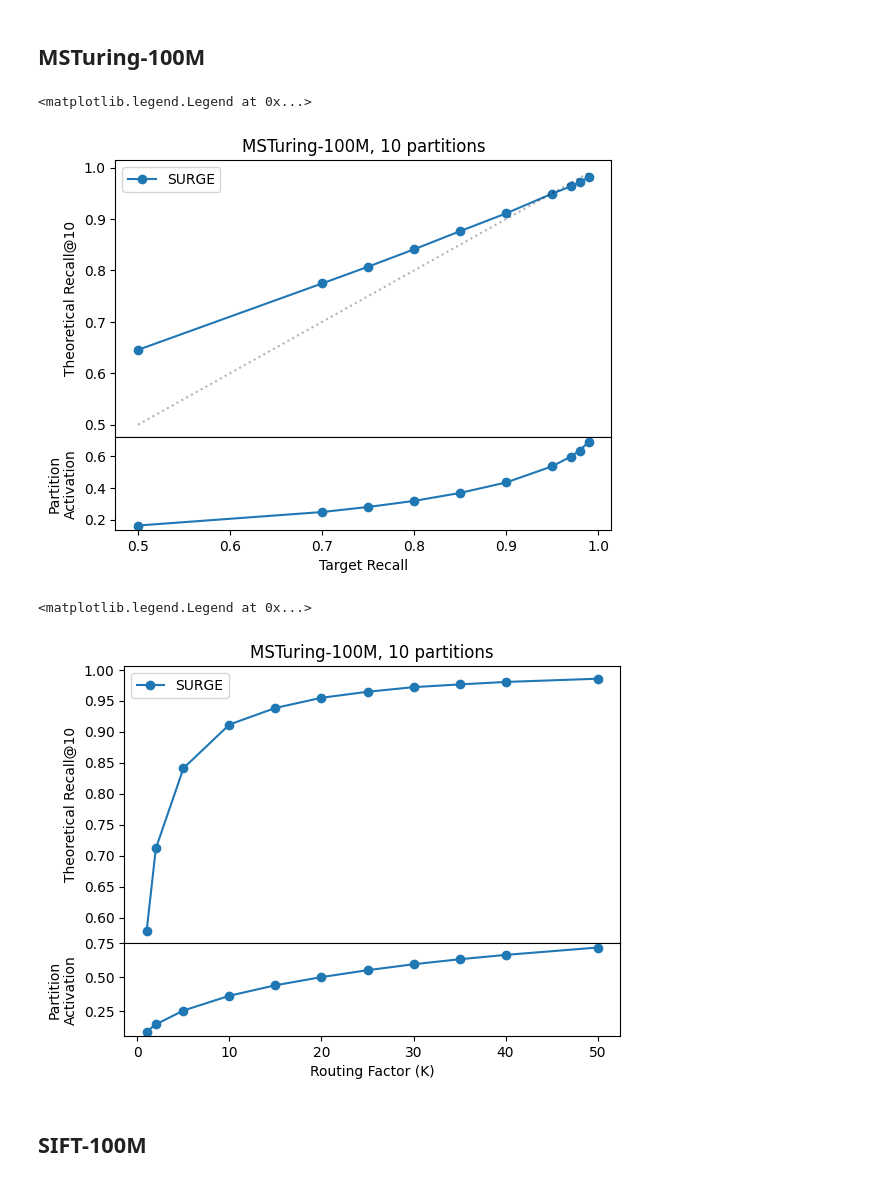
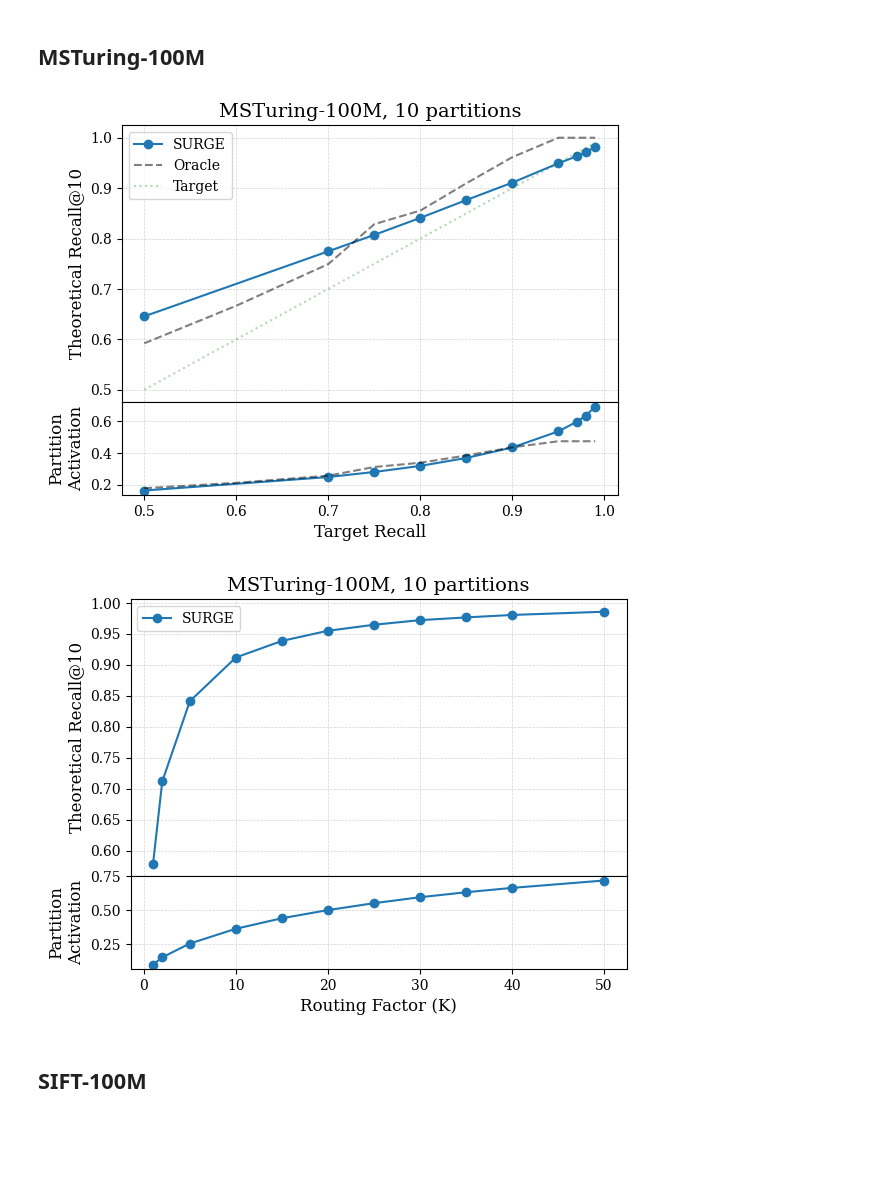
Before and after one commit to dkhimey/surge, a Jupyter notebook: plot_results/figure3/plot_figure3.ipynb, the cells around one changed output. Saved outputs shown, nothing was run; the diff lists cells and outputs as text; code cells hidden in the pictures; blank space fills up the shorter version.

```diff
--- a/plot_results/figure3/plot_figure3.ipynb
+++ b/plot_results/figure3/plot_figure3.ipynb
@@ -2,6 +2,21 @@
 import matplotlib.pyplot as plt
 import numpy as np
 import pandas as pd
+# %%
+plt.rcParams.update({
+        "text.usetex": False,          # disable system LaTeX
+        "mathtext.fontset": "stix",    # nicer math font
+        "font.family": "serif",
+        "font.size": 12,
+        "axes.labelsize": 12,
+        "axes.titlesize": 14,
+        "legend.fontsize": 10,
+        "xtick.labelsize": 10,
+        "ytick.labelsize": 10,
+        "grid.color": "lightgray",
+        "grid.linestyle": "--",
+        "grid.linewidth": 0.5,
+    })
 # %%
 # theoretical recall @ 10 vs branching & recall target
 # on SIFT/MSTuring Static sets
@@ -23,5 +46,11 @@ import pandas as pd
 msturing_surge_path = "/dataset/surge/results/theoretical_partition_quality_msturing-100M_10_20260519_105024/routing_metrics.csv"
 msturing_surge = pd.read_csv(msturing_surge_path)
 
+msturing_surge_oracle_path = "/dataset/surge/results/theoretical_partition_quality_msturing-100M_10_20260519_105024/oracle_target_recall_results.csv"
+msturing_surge_oracle = pd.read_csv(msturing_surge_oracle_path)
+
 bigann_surge_path = "/dataset/surge/results/theoretical_partition_quality_sift-100M_10_20260519_105832/routing_metrics.csv"
 bigann_surge = pd.read_csv(bigann_surge_path)
+
+big_ann_surge_oracle_path = "/dataset/surge/results/theoretical_partition_quality_sift-100M_10_20260519_105832/oracle_target_recall_results.csv"
+bigann_surge_oracle = pd.read_csv(big_ann_surge_oracle_path)
@@ -44,32 +65,45 @@ msturing_surge[msturing_surge["mode"] == "recall_target"]
 # %%
 fig, (ax_top, ax_bottom) = plt.subplots(
 	2,
 	1,
 	sharex=True,
 	gridspec_kw={'height_ratios': [3, 1], 'hspace': 0}
 )
 
 ax_top.plot(msturing_surge[msturing_surge["mode"] == "recall_target"]["param"],
          msturing_surge[msturing_surge["mode"] == "recall_target"]["recall"],
          marker="o", label="SURGE"
 )
+ax_top.plot(msturing_surge_oracle["recall_target"],
+         msturing_surge_oracle["mean_recall"], color="black", ls="--", alpha=.5, label="Oracle")
+
 ax_top.plot(msturing_surge[msturing_surge["mode"] == "recall_target"]["param"],
-         msturing_surge[msturing_surge["mode"] == "recall_target"]["param"], color="black", ls=":", alpha=.3)
+            msturing_surge[msturing_surge["mode"] == "recall_target"]["param"],
+            color="green", alpha=.3, ls=":", label="Target"
+    )
+
+# add grid
+ax_top.grid(True, which="both", linestyle="--", linewidth=0.5)
+ax_bottom.grid(True, which="both", linestyle="--", linewidth=0.5)
 
 ax_bottom.plot(msturing_surge[msturing_surge["mode"] == "recall_target"]["param"],
          msturing_surge[msturing_surge["mode"] == "recall_target"]["activation"],
          marker="o"
 )
+ax_bottom.plot(msturing_surge_oracle["recall_target"],
+         msturing_surge_oracle["mean_partitions"]/10, color="black", ls="--", alpha=.5)
 
 ax_bottom.set_xlabel("Target Recall")
 ax_top.set_ylabel("Theoretical Recall@10")
 ax_bottom.set_ylabel("Partition\nActivation")
 ax_top.set_title("MSTuring-100M, 10 partitions")
 
 ax_top.legend()
+
+# save
+plt.savefig("msturing100_recall_target_analysis.pdf", bbox_inches="tight")
 # %% [output]
-<matplotlib.legend.Legend at 0x...>
-[figure, old version]
+[figure, new version]
 # %%
 fig, (ax_top, ax_bottom) = plt.subplots(
 	2,
@@ -82,10 +116,23 @@ ax_top.plot(msturing_surge[msturing_surge["mode"] == "branching_factor"]["param"
          msturing_surge[msturing_surge["mode"] == "branching_factor"]["recall"],
          marker="o", label="SURGE")
 
+# ax_top.plot(msturing_surge_new[msturing_surge_new["mode"] == "branching_factor"]["param"],
+#          msturing_surge_new[msturing_surge_new["mode"] == "branching_factor"]["recall"],
+#          marker="o", label="SURGE")
+
 ax_bottom.plot(msturing_surge[msturing_surge["mode"] == "branching_factor"]["param"],
          msturing_surge[msturing_surge["mode"] == "branching_factor"]["activation"],
          marker="o"
 )
+
+# ax_bottom.plot(msturing_surge_new[msturing_surge_new["mode"] == "branching_factor"]["param"],
+#          msturing_surge_new[msturing_surge_new["mode"] == "branching_factor"]["activation"],
+#          marker="o"
+# )
+
+# add grid
+ax_top.grid(True, which="both", linestyle="--", linewidth=0.5)
+ax_bottom.grid(True, which="both", linestyle="--", linewidth=0.5)
 
 ax_bottom.set_xlabel("Routing Factor (K)")
 ax_top.set_ylabel("Theoretical Recall@10")
@@ -93,9 +140,10 @@ ax_bottom.set_ylabel("Partition\nActivation")
 ax_top.set_title("MSTuring-100M, 10 partitions")
 
 ax_top.legend()
+# save
+plt.savefig("msturing100_branching_factor_analysis.pdf", bbox_inches="tight")
 # %% [output]
-<matplotlib.legend.Legend at 0x...>
-[figure, old version]
+[figure, new version]
 # %% [markdown]
 ## SIFT-100M
 # %%
```
Also changed, not shown: parts of 11 cells of this notebook, 21 other files.
